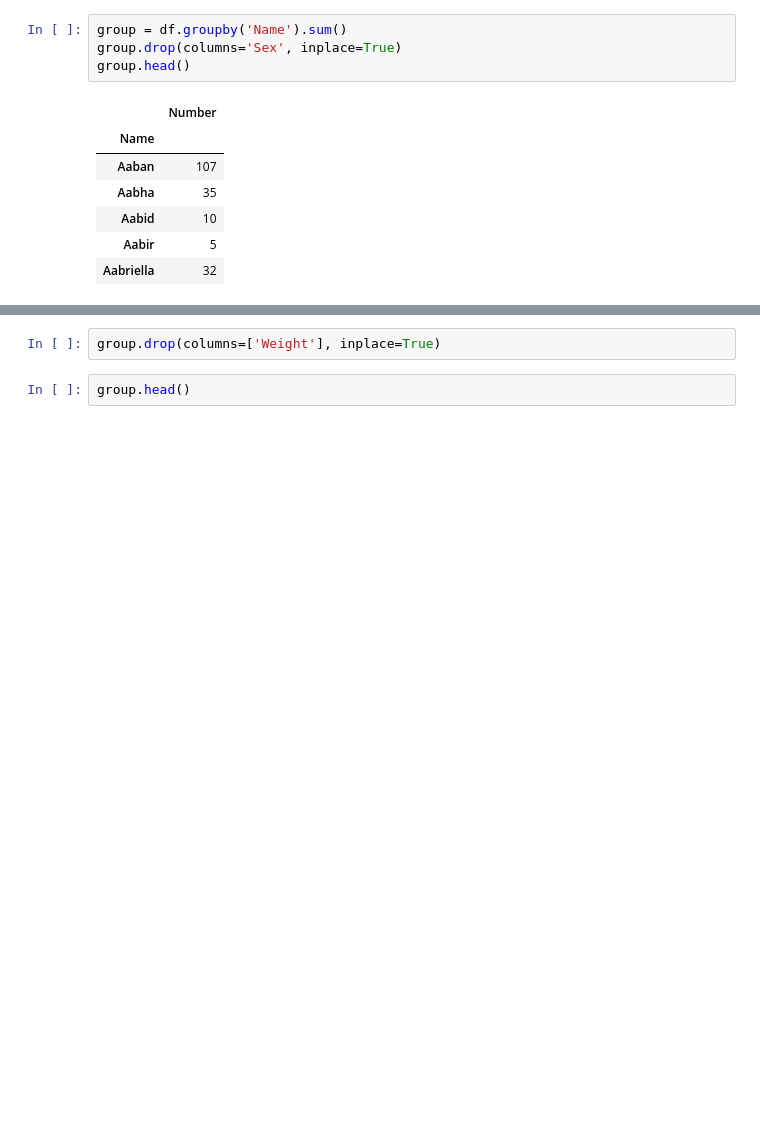
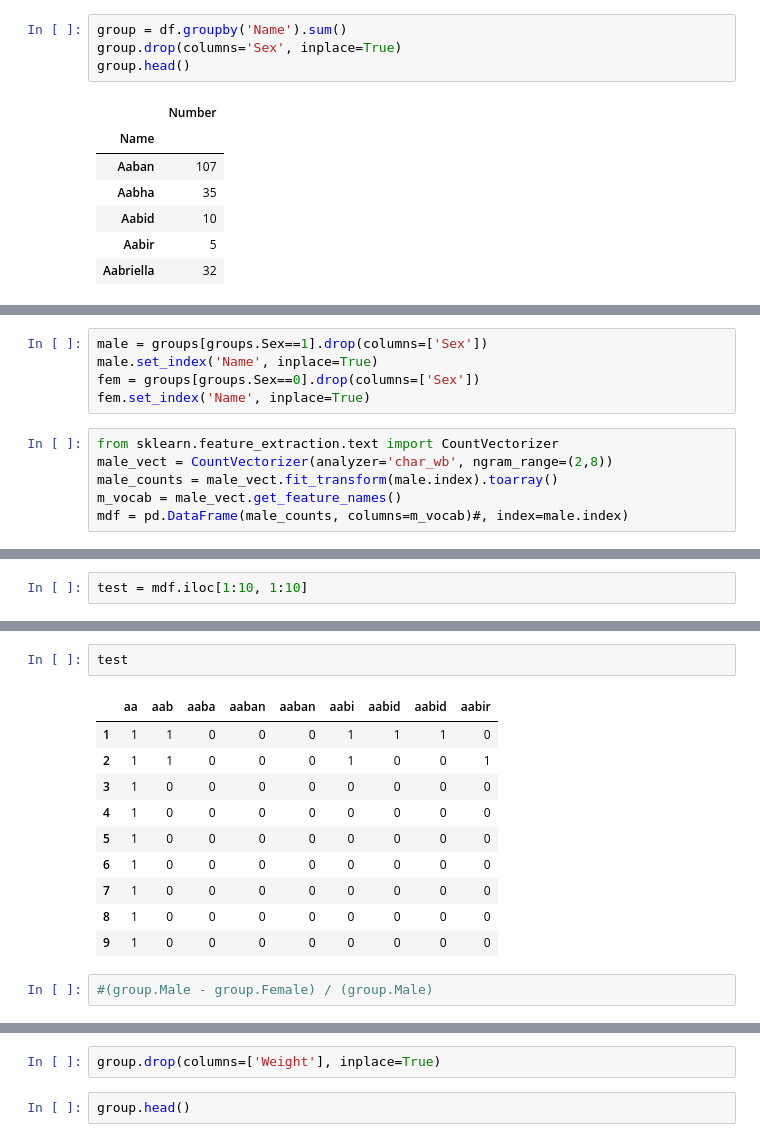
Before and after one commit to tjslezak/dignity-health-challenge, a Jupyter notebook: dh-challenge.ipynb, the cells around one changed output, grey strips where cells are left out. Saved outputs shown, nothing was run; the diff lists cells and outputs as text; blank space fills up the shorter version.

```diff
--- a/dh-challenge.ipynb
+++ b/dh-challenge.ipynb
@@ -506,0 +461,11 @@ group.head()
+# %%
+male = groups[groups.Sex==1].drop(columns=['Sex'])
+male.set_index('Name', inplace=True)
+fem = groups[groups.Sex==0].drop(columns=['Sex'])
+fem.set_index('Name', inplace=True)
+# %%
+from sklearn.feature_extraction.text import CountVectorizer
+male_vect = CountVectorizer(analyzer='char_wb', ngram_range=(2,8))
+male_counts = male_vect.fit_transform(male.index).toarray()
+m_vocab = male_vect.get_feature_names()
+mdf = pd.DataFrame(male_counts, columns=m_vocab)#, index=male.index)
@@ -506,0 +479,2 @@ group.head()
+# %%
+test = mdf.iloc[1:10, 1:10]
@@ -506,0 +496,15 @@ group.head()
+# %%
+test
+# %% [output]
+|  | aa | aab | aaba | aaban | aaban | aabi | aabid | aabid | aabir |
+| 1 | 1 | 1 | 0 | 0 | 0 | 1 | 1 | 1 | 0 |
+| 2 | 1 | 1 | 0 | 0 | 0 | 1 | 0 | 0 | 1 |
+| 3 | 1 | 0 | 0 | 0 | 0 | 0 | 0 | 0 | 0 |
+| 4 | 1 | 0 | 0 | 0 | 0 | 0 | 0 | 0 | 0 |
+| 5 | 1 | 0 | 0 | 0 | 0 | 0 | 0 | 0 | 0 |
+| 6 | 1 | 0 | 0 | 0 | 0 | 0 | 0 | 0 | 0 |
+| 7 | 1 | 0 | 0 | 0 | 0 | 0 | 0 | 0 | 0 |
+| 8 | 1 | 0 | 0 | 0 | 0 | 0 | 0 | 0 | 0 |
+| 9 | 1 | 0 | 0 | 0 | 0 | 0 | 0 | 0 | 0 |
+# %%
+#(group.Male - group.Female) / (group.Male)
```
Also changed, not shown: parts of 56 cells of this notebook.
